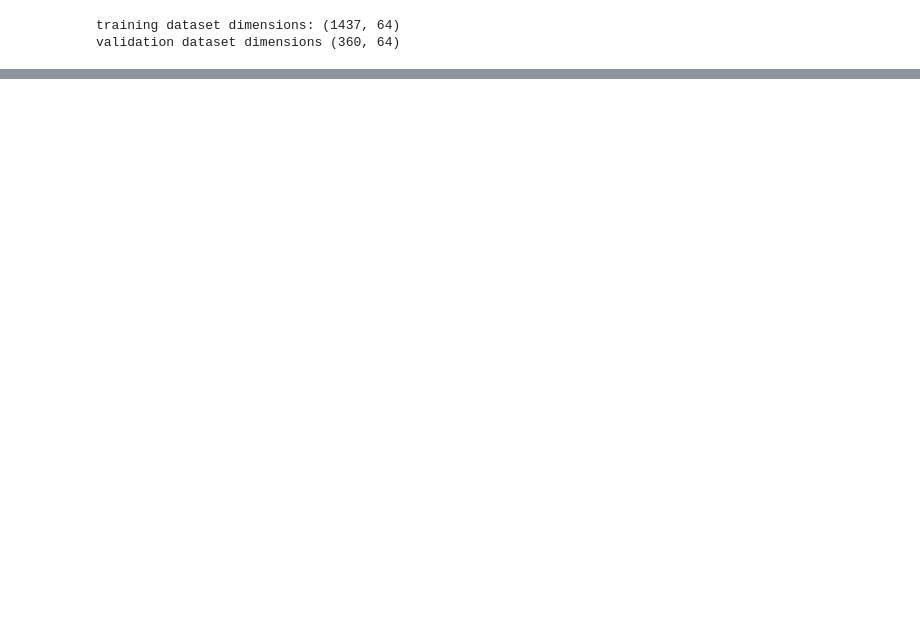
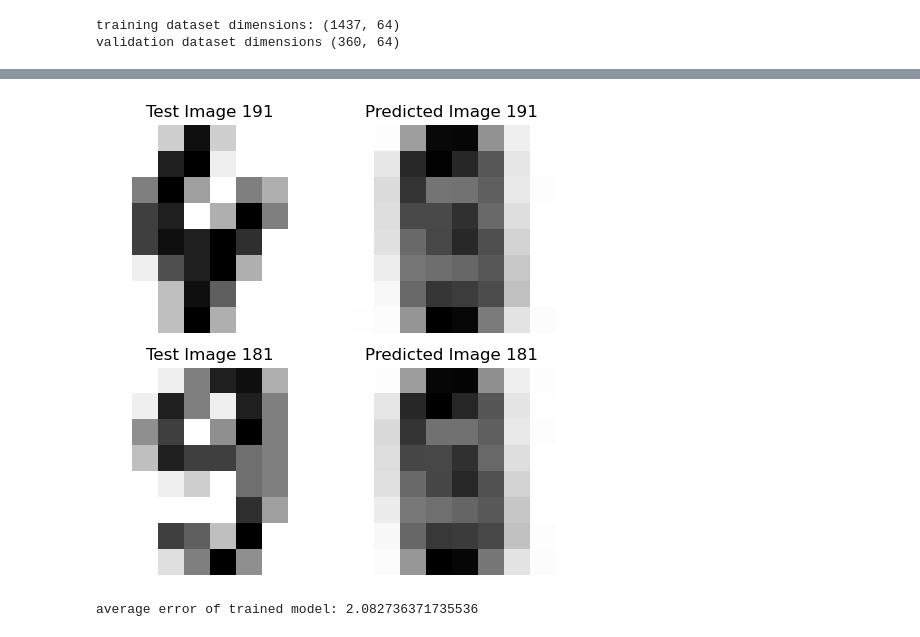
Before and after one commit to minh-science/final-nn, a Jupyter notebook: autoencoder_mnist.ipynb, the cells around one changed output, grey strips where cells are left out. Cells and saved outputs as stored; diff of their text form; code cells hidden in the pictures; blank space fills up the shorter version.

```diff
--- a/autoencoder_mnist.ipynb
+++ b/autoencoder_mnist.ipynb
@@ -57,0 +73,36 @@ y_val_pred_labels = np.argmax(y_val_pred, axis=1)  # axis = 1 for row-wise opera
+# %%
+num_samples = 2
+indices = np.random.choice(len(X_val), size=num_samples, replace=False)
+
+# Set up the figure
+fig, axs = plt.subplots(num_samples, 2, figsize=(5,5))
+
+# Plot the test and predicted images for each index
+for i, idx in enumerate(indices):
+    # Reshape test and predicted images
+    test_img = np.reshape(X_val[idx], (8, 8))
+    pred_img = np.reshape(y_val_pred[idx], (8, 8))
+
+    # Plot the test image
+    axs[i, 0].imshow(test_img, cmap=plt.cm.gray_r, interpolation="nearest")
+    axs[i, 0].set_title(f'Test Image {idx}')
+    axs[i, 0].axis('off')
+
+    # Plot the predicted image
+    axs[i, 1].imshow(pred_img, cmap=plt.cm.gray_r, interpolation="nearest")
+    axs[i, 1].set_title(f'Predicted Image {idx}')
+    axs[i, 1].axis('off')
+
+
+plt.tight_layout()
+plt.show()
+# %% [output]
+[figure, added]
+# %%
+# reconstruction error of trained model
+delta_pred = y_val_pred - X_val
+error = np.absolute(np.sum(delta_pred,axis = 1 ))
+avg_error = np.mean(error)
+print("average error of trained model:", avg_error)
+# %% [output]
+average error of trained model: 2.082736371735536
```
Also changed, not shown: parts of 10 cells of this notebook, 3 other files.
